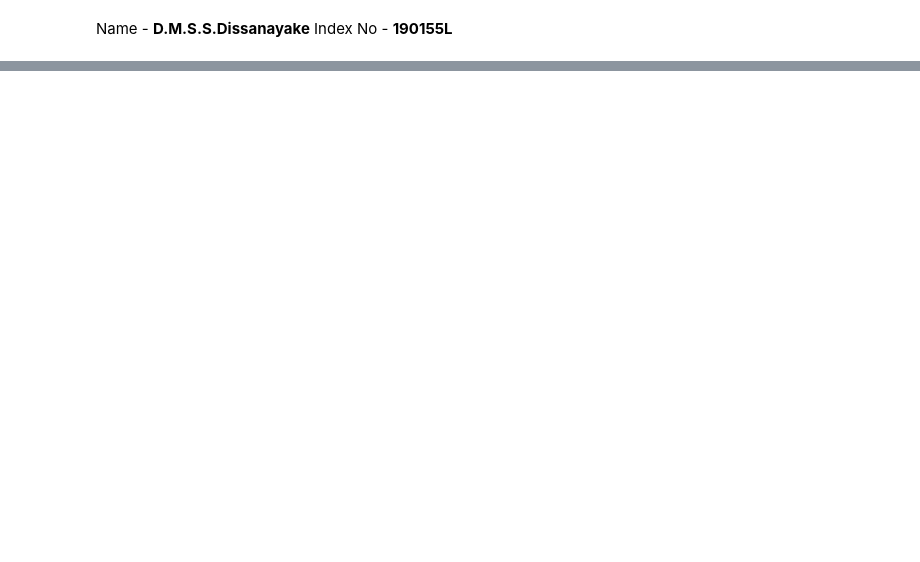
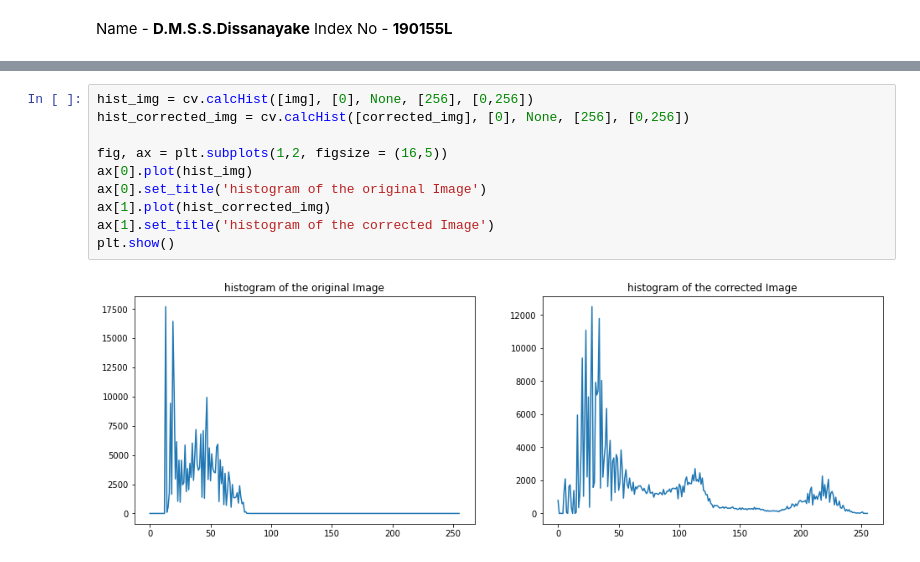
Before and after one commit to SeniruD/EN2550_Exercises, a Jupyter notebook: Assignment_1/190155L_Assignment1.ipynb, the cells around one changed output, grey strips where cells are left out. Drawn from its saved outputs; the diff is of its cells as text; blank space fills up the shorter version.

```diff
--- a/Assignment_1/190155L_Assignment1.ipynb
+++ b/Assignment_1/190155L_Assignment1.ipynb
@@ -86,0 +143,12 @@ plt.show()
+# %%
+hist_img = cv.calcHist([img], [0], None, [256], [0,256])
+hist_corrected_img = cv.calcHist([corrected_img], [0], None, [256], [0,256])
+
+fig, ax = plt.subplots(1,2, figsize = (16,5))
+ax[0].plot(hist_img)
+ax[0].set_title('histogram of the original Image')
+ax[1].plot(hist_corrected_img)
+ax[1].set_title('histogram of the corrected Image')
+plt.show()
+# %% [output]
+[figure, added]
```
Also changed, not shown: parts of 5 cells of this notebook.
